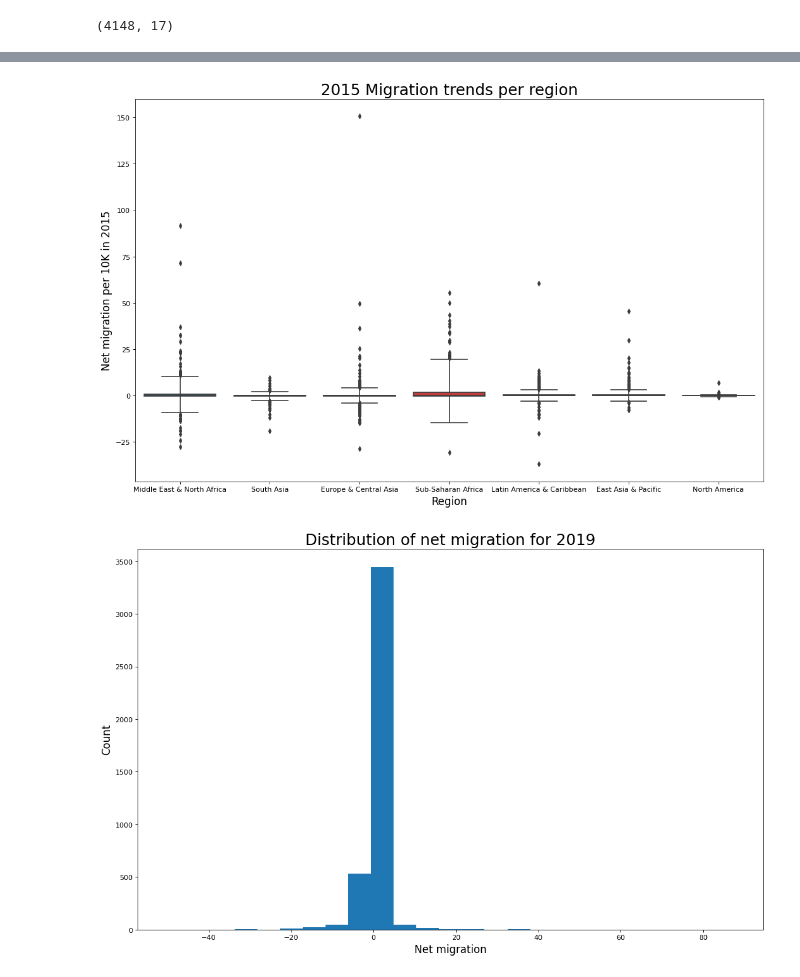
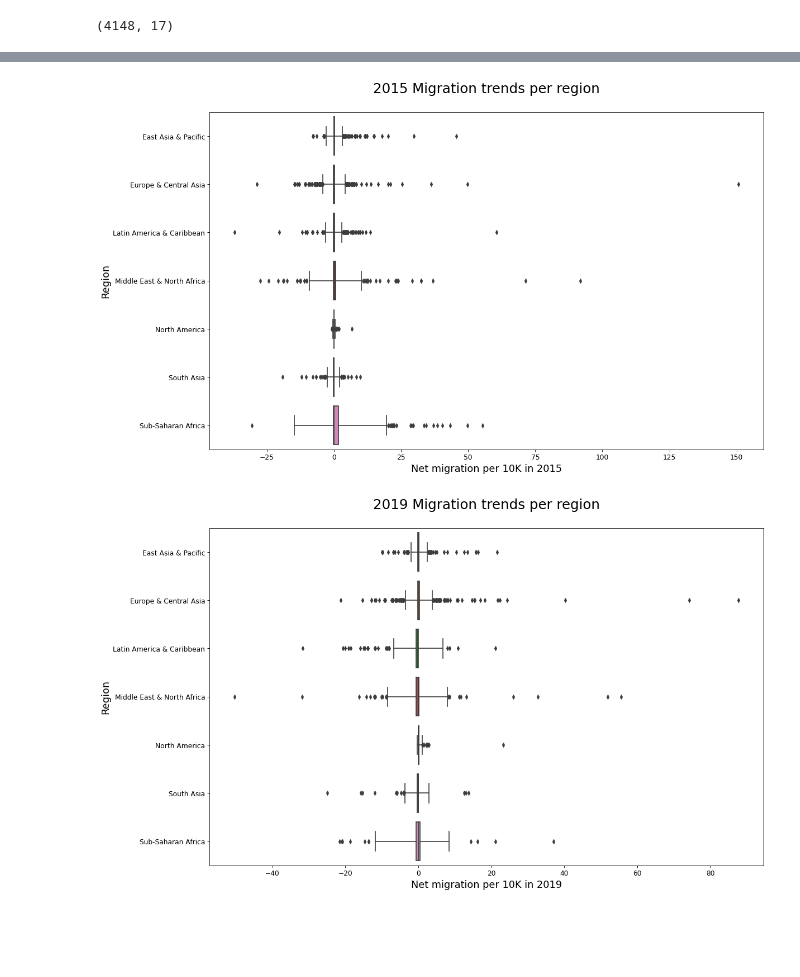
Before and after one commit to pdesai27/DAB-103, a Jupyter notebook: CountryMigration.ipynb, the cells around one changed output, grey strips where cells are left out. Drawn from its saved outputs; the diff is of its cells as text; code cells hidden in the pictures; blank space fills up the shorter version.

```diff
--- a/CountryMigration.ipynb
+++ b/CountryMigration.ipynb
@@ -98,6 +116,6 @@ Index(['base_country_code', 'base_country_name', 'base_lat', 'base_long',
 # %%
 # Select columns 1 to 17 and drop empty columns (18 to 26).
-data = df.iloc[:,0:17]
+data = df.iloc[:,0:17].sort_values(by='base_country_wb_region')
 
 # Use head to display first ten rows
 data.head(10)
@@ -157,24 +228,28 @@ plt.show()
 # %%
 # Search for outliers using boxplot
 plt.figure(figsize=(16,10), dpi= 80)
-sns.boxplot(x = 'base_country_wb_region', y = 'net_per_10K_2015', data = data, whis=10)
+sns.boxplot(y = 'base_country_wb_region', x = 'net_per_10K_2015', data = data, whis=10)
 
 # Decoration
-plt.xlabel('Region', fontsize = 15)
-plt.ylabel('Net migration per 10K in 2015', fontsize = 15)
-plt.title('2015 Migration trends per region', fontsize=22)
+plt.title('2015 Migration trends per region\n', fontsize=22)
+plt.xlabel('Net migration per 10K in 2015', fontsize = 16)
+plt.ylabel('Region', fontsize = 16)
+plt.xticks(fontsize= 11)
+plt.yticks(fontsize= 11)
 plt.show()
 # %% [output]
-[figure, old version]
+[figure, new version]
 # %%
-# Distribution of net migration for 2019
+# Search for outliers using boxplot
 plt.figure(figsize=(16,10), dpi= 80)
-plt.hist(x='net_per_10K_2019', data=data, bins=25)
+sns.boxplot(y = 'base_country_wb_region', x = 'net_per_10K_2019', data = data, whis=10)
 
 # Decoration
-plt.xlabel('Net migration', fontsize = 15)
-plt.ylabel('Count', fontsize = 15)
-plt.title('Distribution of net migration for 2019', fontsize=22)
+plt.title('2019 Migration trends per region\n', fontsize=22)
+plt.xlabel('Net migration per 10K in 2019', fontsize = 16)
+plt.ylabel('Region', fontsize = 16)
+plt.xticks(fontsize= 11)
+plt.yticks(fontsize= 11)
 plt.show()
 # %% [output]
-[figure, old version]
+[figure, new version]
```
Also changed, not shown: parts of 13 cells of this notebook.
